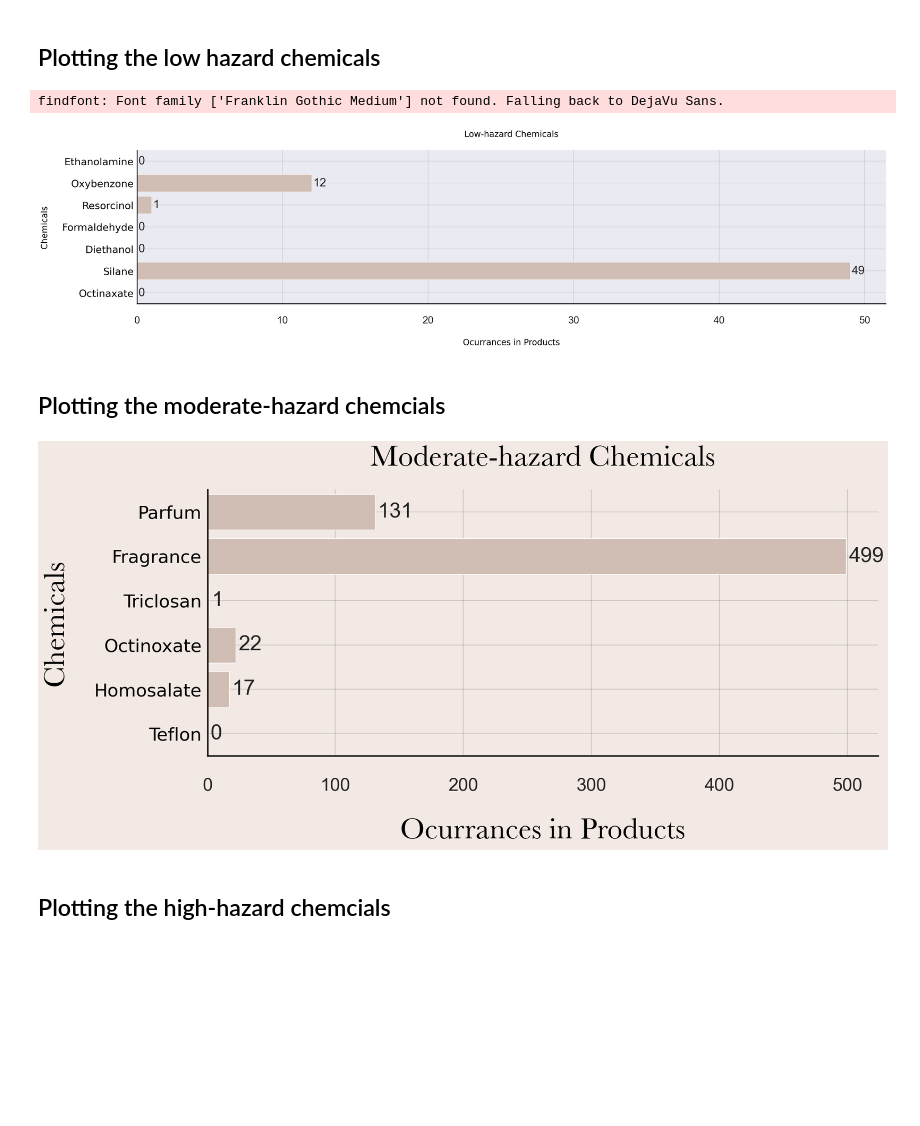
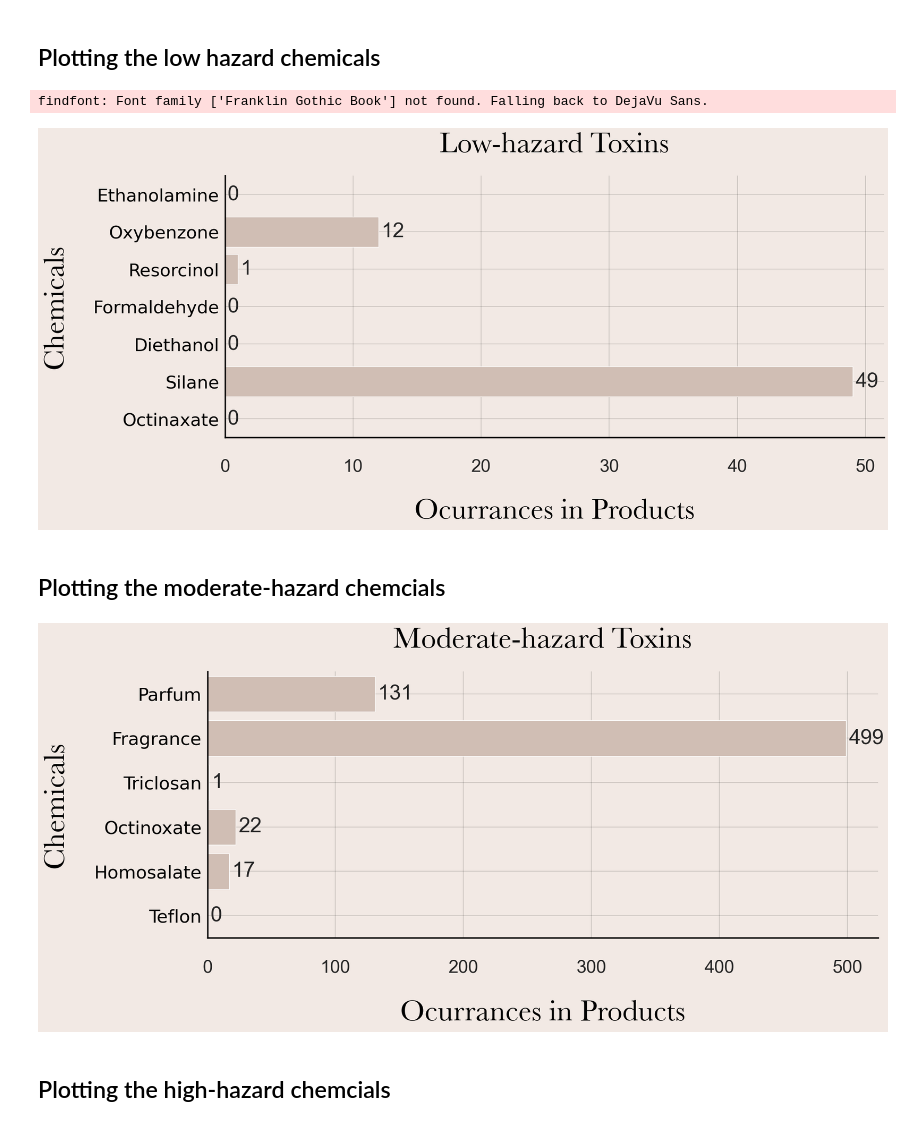
Before and after one commit to mahakanakala/toxins, a Jupyter notebook: notebooks/data_visuals.ipynb, the cells around one changed output. Saved outputs shown, nothing was run; the diff lists cells and outputs as text; code cells hidden in the pictures; blank space fills up the shorter version.

Commit message:
#8 updated the results in markdown

```diff
--- a/notebooks/data_visuals.ipynb
+++ b/notebooks/data_visuals.ipynb
@@ -142,17 +159,17 @@ ax = sns.kdeplot(
 ax.set_title("Z-Score of Rank, Price, & Brand", size= 50)
 
 ax.set_xlabel("Z-Score", size = 25)
-#ax.set_xticklabels(ax.get_yticklabels(), size = 20)
+# ax.set_xticklabels(rotation=90, size = 20)
 
 ax.set_ylabel("Density", size = 25)
 #ax.set_yticklabels(ax.get_yticklabels(), size=20)
 ax.set_title('Z Score Distribution', fontdict=title_font, pad=40)
 
 #change to the y yaxis
-tick_spacing = 10
+tick_spacing = 1
 ax.xaxis.set_major_locator(ticker.MultipleLocator(tick_spacing))
 
-sns.set(rc={'figure.figsize':(20,8)})
+sns.set(rc={'figure.figsize':(15,8)})
 ax.set_xlabel("Ocurrances in Products", fontdict=title_font, labelpad=40)
 # ax.set_xticklabels(ax.get_xticklabels(), size =20)
 
@@ -172,9 +189,9 @@ for spine in ['top', 'right']:
 ax.tick_params(axis='y', labelsize=30)
 ax.tick_params(axis='x', labelsize=30, pad=30)
 
-ax.legend(['label 1', 'label 2', 'label 3', ''])
+ax.legend(['Label', 'Brand', 'Price', 'Rank'])
 
 plt.show()
 
-plt.savefig("../reports/figures/low_hazard_chemicals.png", bbox_inches='tight')
+plt.savefig("../reports/figures/z_score.png", bbox_inches='tight')
 # %% [output]
@@ -185,19 +199,0 @@ plt.savefig("../reports/figures/low_hazard_chemicals.png", bbox_inches='tight')
-# %%
-from collections import defaultdict
-
-brand_list = df['Brand'].tolist()
-
-# print("The original list : " + str(brand_list))
-
-# using list comprehension + defaultdict + lambda
-# assigning ids to values
-temp = defaultdict(lambda: len(temp))
-res = [temp[ele] for ele in brand_list]
-
-# print result
-#print("The ids of assigned values is : " + str(res))
-
-# print(res)
-# print(temp) # prints the ids for each brand
-
-df['Brand']= pd.DataFrame(res)
@@ -417,50 +404,49 @@ low_df.head(5)
 # %% [markdown]
 ## Plotting the low hazard chemicals
 # %%
+sns.set(rc={'axes.facecolor':'#F2E9E4', 'figure.facecolor':'#F2E9E4'})
 ax = sns.barplot(x= low_df['Occurances'],
                 y=low_df['Toxin'],
                 data=low_df,
                 color='#D5BDAF',
                 )
 
-sns.set(rc={'axes.facecolor':'#F2E9E4', 'figure.facecolor':'#F2E9E4'})
-
-ax.set_title('Low-hazard Chemicals', fontdict=title_font, pad=40)
+ax.set_title('Low-hazard Toxins', fontdict=title_font, pad=40)
 
 tick_spacing = 10
 ax.xaxis.set_major_locator(ticker.MultipleLocator(tick_spacing))
 
 sns.set(rc={'figure.figsize':(20,8)})
 ax.set_xlabel("Ocurrances in Products", fontdict=title_font, labelpad=40)
 # ax.set_xticklabels(ax.get_xticklabels(), size =20)
 
 ax.set_ylabel("Chemicals", fontdict= title_font, labelpad=40)
 ax.set_yticklabels(ax.get_yticklabels(), size=25, fontdict=opt_font)
 #plt.text(50, 1, 'allergens, harmful to the environment, cause irritation', fontdict = opt_font)
 
 ax.bar_label(ax.containers[0], size = 35, padding= 5) # shows the number of exact occurances on each bar
 
 sns.set(rc={'axes.facecolor':'#F2E9E4', 'figure.facecolor':'#F2E9E4'})
 
 #styling the spines
 for spine in ['bottom', 'left']:
     ax.spines[spine].set_color('0')
     ax.spines[spine].set_linewidth(2.5)
 
 ax.grid(False)
 
 for spine in ['top', 'right']:
     ax.spines[spine].set_visible(False)
 
 ax.tick_params(axis='y', labelsize=30)
 ax.tick_params(axis='x', labelsize=30, pad=30)
 
 ax.grid(b=True, which='major', color='black', linewidth=0.2)
 
-plt.savefig("../reports/figures/low_hazard_chemicals.png", bbox_inches='tight')
+plt.savefig("../reports/figures/low_hazard_toxins.png", bbox_inches='tight')
 # %% [output]
-findfont: Font family ['Franklin Gothic Medium'] not found. Falling back to DejaVu Sans.
+findfont: Font family ['Franklin Gothic Book'] not found. Falling back to DejaVu Sans.
-[figure, old version]
+[figure, new version]
 # %% [markdown]
 ## Plotting the moderate-hazard chemcials
 # %%
@@ -472,7 +458,7 @@ ax = sns.barplot(x= mod_df['Occurances'],
                 color='#D5BDAF',
                 )
 
-ax.set_title('Moderate-hazard Chemicals', fontdict=title_font, pad=40)
+ax.set_title('Moderate-hazard Toxins', fontdict=title_font, pad=40)
 
 tick_spacing = 100
 ax.xaxis.set_major_locator(ticker.MultipleLocator(tick_spacing))
@@ -502,9 +488,9 @@ ax.tick_params(axis='x', labelsize=30, pad=30)
 
 ax.grid(b=True, which='major', color='black', linewidth=0.2)
 
-plt.savefig("../reports/figures/moderate_hazard_chemicals.png", bbox_inches='tight')
+plt.savefig("../reports/figures/moderate_hazard_toxins.png", bbox_inches='tight')
 # %% [output]
-[figure, old version]
+[figure, new version]
 # %% [markdown]
 ## Plotting the high-hazard chemcials
 # %%
```
Also changed, not shown: parts of 14 cells of this notebook, 7 other files.
